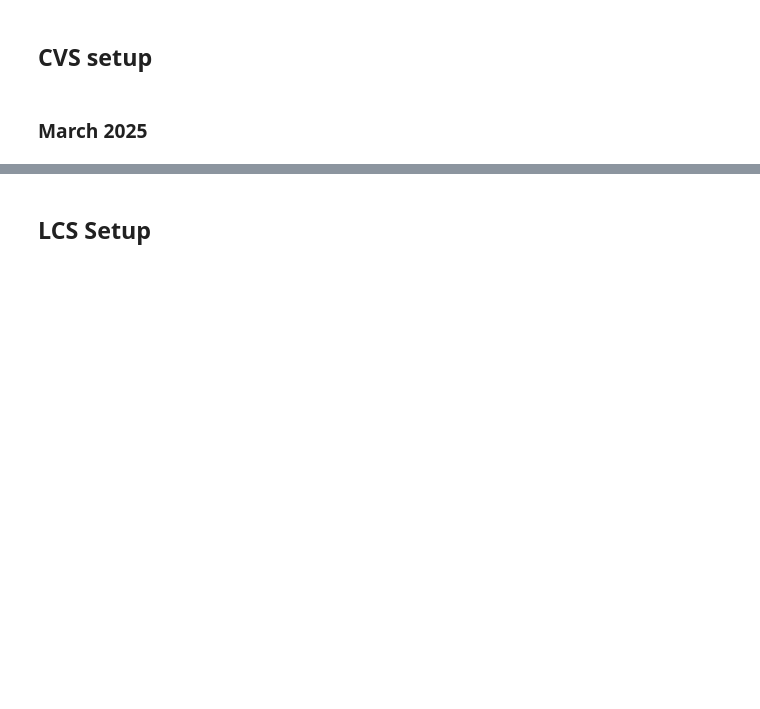
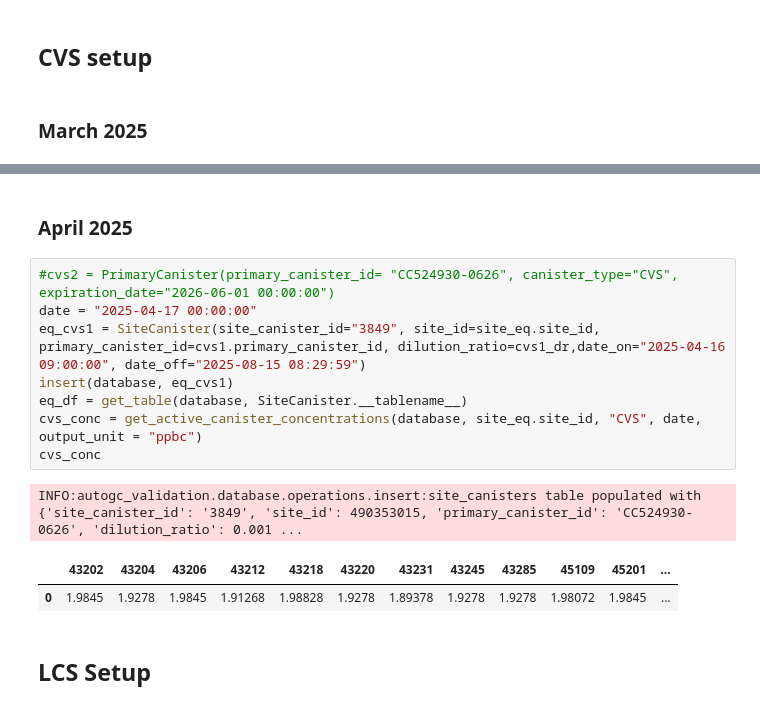
Before and after one commit to Alex-Engstrom/autogc_validation, a Jupyter notebook: notebooks/gc_database_management.ipynb, the cells around one changed output, grey strips where cells are left out. Drawn from its saved outputs; the diff is of its cells as text; blank space fills up the shorter version.

```diff
--- a/notebooks/gc_database_management.ipynb
+++ b/notebooks/gc_database_management.ipynb
@@ -74,3 +106,17 @@ cvs_conc
+# %% [markdown]
+### April 2025
+# %%
+#cvs2 = PrimaryCanister(primary_canister_id= "CC524930-0626", canister_type="CVS", expiration_date="2026-06-01 00:00:00")
+date = "2025-04-17 00:00:00"
+eq_cvs1 = SiteCanister(site_canister_id="3849", site_id=site_eq.site_id, primary_canister_id=cvs1.primary_canister_id, dilution_ratio=cvs1_dr,date_on="2025-04-16 09:00:00", date_off="2025-08-15 08:29:59")
+insert(database, eq_cvs1)
+eq_df = get_table(database, SiteCanister.__tablename__)
+cvs_conc = get_active_canister_concentrations(database, site_eq.site_id, "CVS", date, output_unit = "ppbc")
+cvs_conc
+# %% [output]
+INFO:autogc_validation.database.operations.insert:site_canisters table populated with {'site_canister_id': '3849', 'site_id': 490353015, 'primary_canister_id': 'CC524930-0626', 'dilution_ratio': 0.001 ...
+|  | 43202 | 43204 | 43206 | 43212 | 43218 | 43220 | 43231 | 43245 | 43285 | 45109 | 45201 | ... |
+| 0 | 1.9845 | 1.9278 | 1.9845 | 1.91268 | 1.98828 | 1.9278 | 1.89378 | 1.9278 | 1.9278 | 1.98072 | 1.9845 | ... |
 # %% [markdown]
 ## LCS Setup
 # %% [markdown]
```
Also changed, not shown: parts of 4 cells of this notebook, 20 other files.
